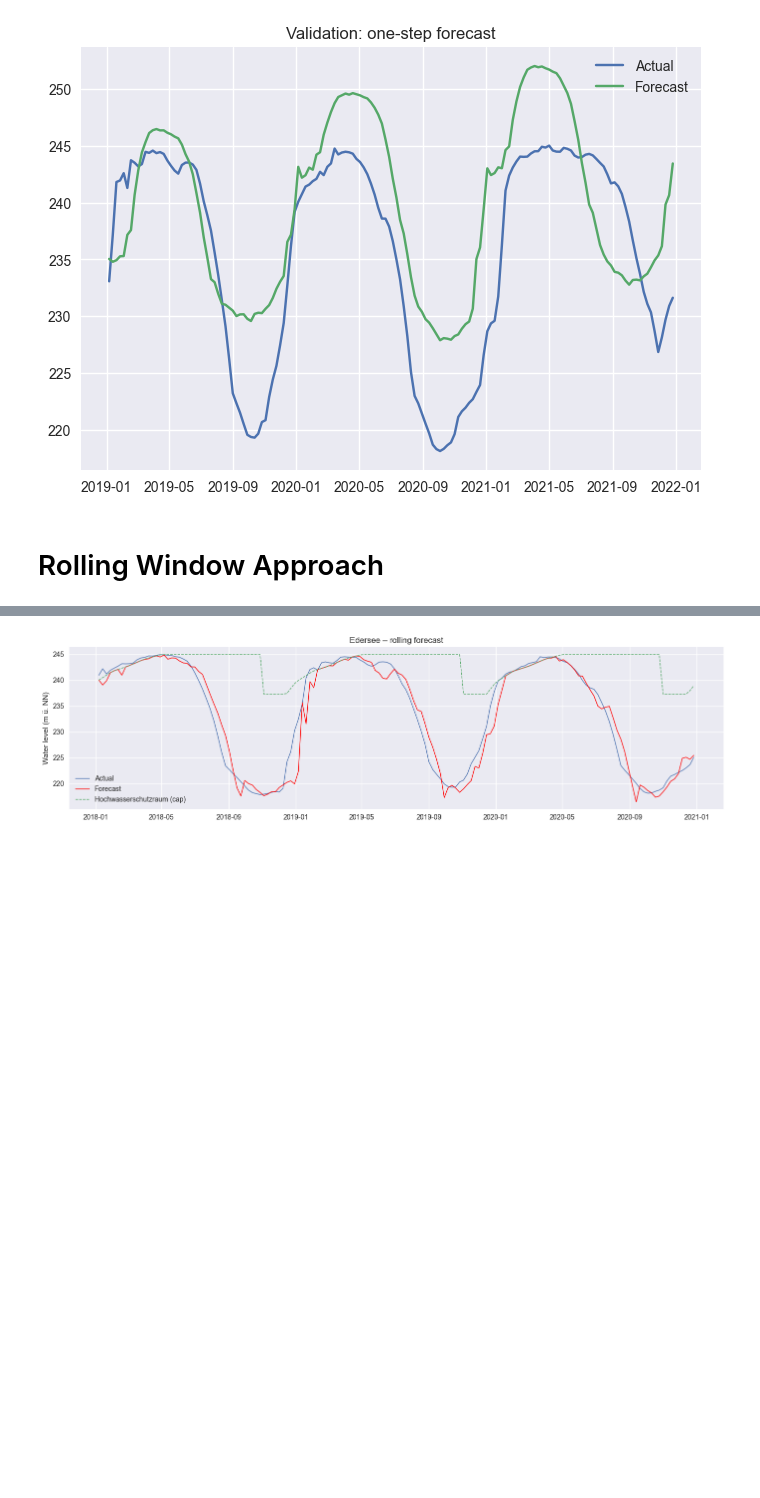
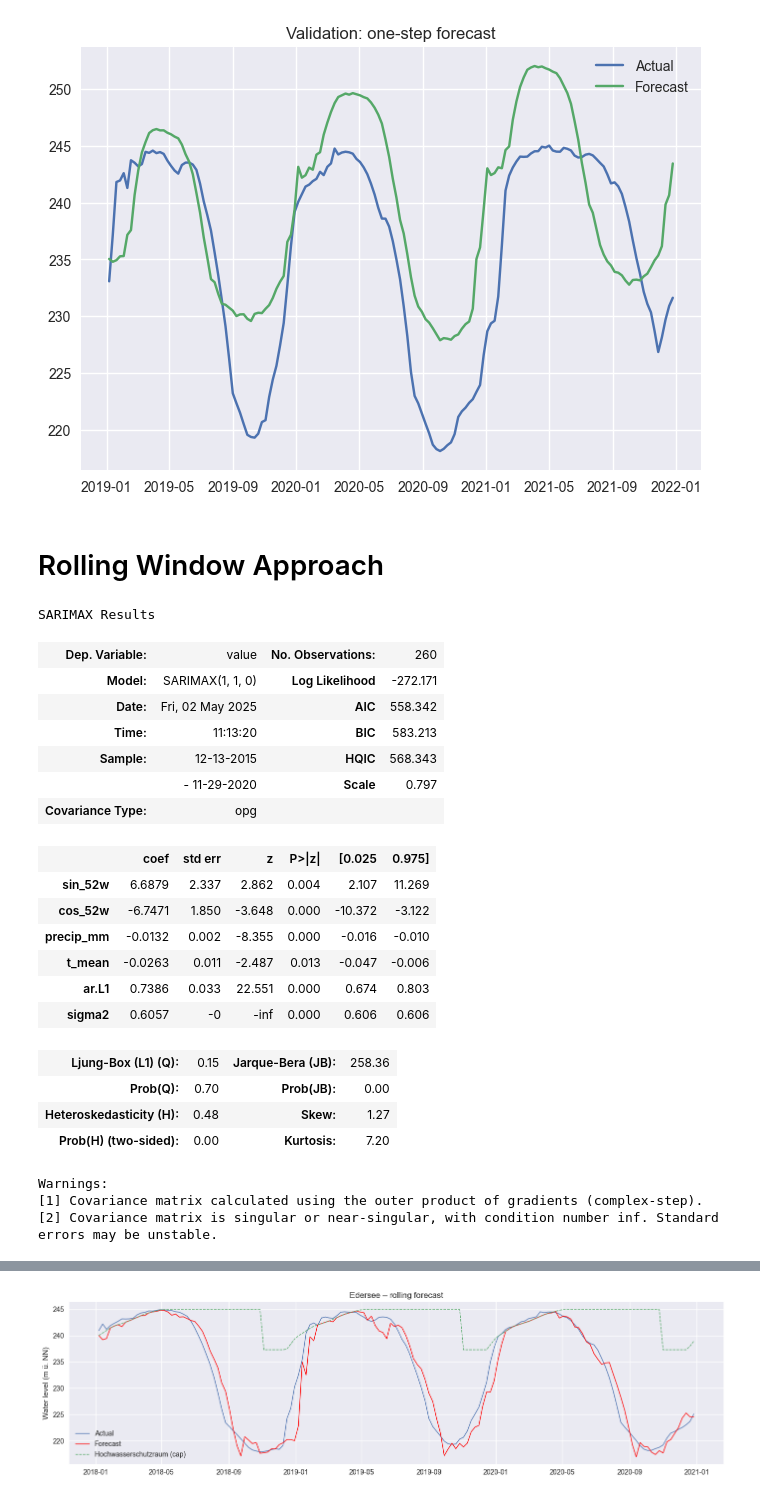
Before and after one commit to Marius-Knipp/edersee-water-prediction, a Jupyter notebook: notebooks/SARIMA.ipynb, the cells around one changed output, grey strips where cells are left out. Drawn from its saved outputs; the diff is of its cells as text; code cells hidden in the pictures; blank space fills up the shorter version.

```diff
--- a/notebooks/SARIMA.ipynb
+++ b/notebooks/SARIMA.ipynb
@@ -355,6 +376,31 @@ for target_date in idx:
 
     pbar.update()
 pbar.close()
+# %%
+res.summary()
+# %% [output]
+SARIMAX Results
+| Dep. Variable: | value | No. Observations: | 260 |
+| Model: | SARIMAX(1, 1, 0) | Log Likelihood | -272.171 |
+| Date: | Fri, 02 May 2025 | AIC | 558.342 |
+| Time: | 11:13:20 | BIC | 583.213 |
+| Sample: | 12-13-2015 | HQIC | 568.343 |
+|  | - 11-29-2020 | Scale | 0.797 |
+| Covariance Type: | opg |  |  |
+|  | coef | std err | z | P>|z| | [0.025 | 0.975] |
+| sin_52w | 6.6879 | 2.337 | 2.862 | 0.004 | 2.107 | 11.269 |
+| cos_52w | -6.7471 | 1.850 | -3.648 | 0.000 | -10.372 | -3.122 |
+| precip_mm | -0.0132 | 0.002 | -8.355 | 0.000 | -0.016 | -0.010 |
+| t_mean | -0.0263 | 0.011 | -2.487 | 0.013 | -0.047 | -0.006 |
+| ar.L1 | 0.7386 | 0.033 | 22.551 | 0.000 | 0.674 | 0.803 |
+| sigma2 | 0.6057 | -0 | -inf | 0.000 | 0.606 | 0.606 |
+| Ljung-Box (L1) (Q): | 0.15 | Jarque-Bera (JB): | 258.36 |
+| Prob(Q): | 0.70 | Prob(JB): | 0.00 |
+| Heteroskedasticity (H): | 0.48 | Skew: | 1.27 |
+| Prob(H) (two-sided): | 0.00 | Kurtosis: | 7.20 |
+Warnings:
+[1] Covariance matrix calculated using the outer product of gradients (complex-step).
+[2] Covariance matrix is singular or near-singular, with condition number inf. Standard errors may be unstable.
 # %%
 rolling_pred = pd.Series(pred_vals, index=valid.index, name="y_hat")
 ci_lo        = pd.Series(ci_low,   index=valid.index, name="lo_95")
```
Also changed, not shown: parts of 4 cells of this notebook.
